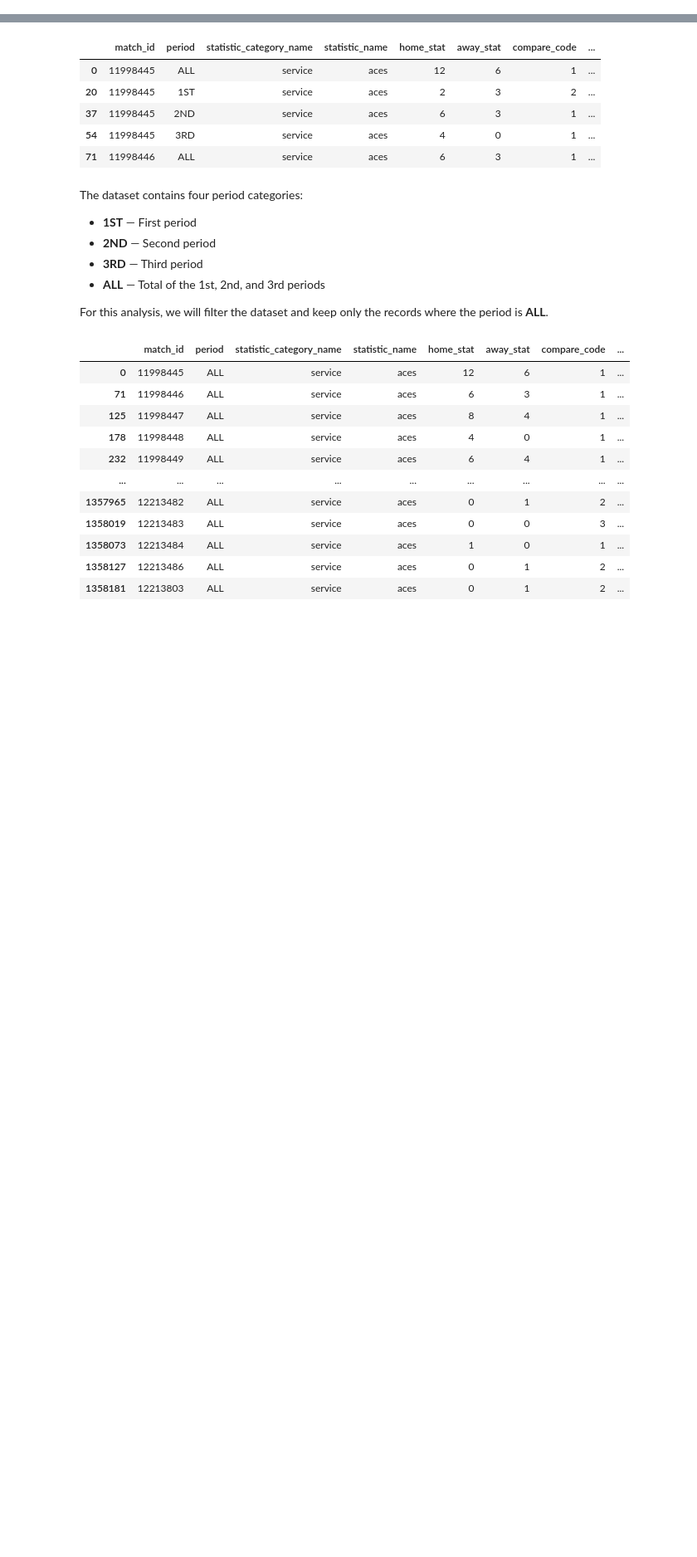
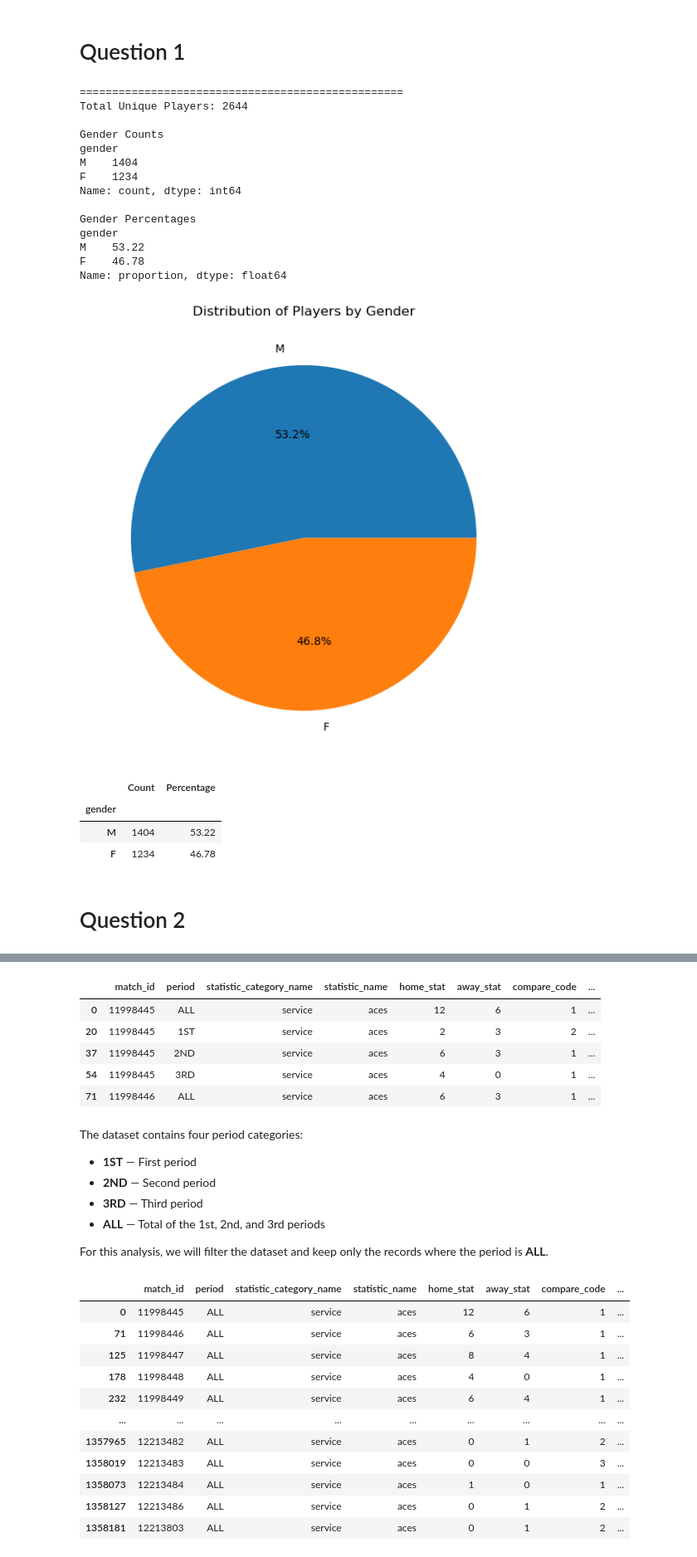
Before and after one commit to saba-ghorashi/tennis-analysis, a Jupyter notebook: answers.ipynb, the cells around one changed output, grey strips where cells are left out. Shown at 83% size. Saved outputs shown, nothing was run; the diff lists cells and outputs as text; code cells hidden in the pictures; blank space fills up the shorter version.

```diff
--- a/answers.ipynb
+++ b/answers.ipynb
@@ -18,3 +18,83 @@ MatchSeasonInfo=pd.read_parquet("data/processed/MatchSeasonInfo.parquet")
 MatchTimeInfo=pd.read_parquet("data/processed/MatchTimeInfo.parquet")
 MatchTournamentInfo=pd.read_parquet("data/processed/MatchTournamentInfo.parquet")
 MatchVenueInfo=pd.read_parquet("data/processed/MatchVenueInfo.parquet")
+# %% [markdown]
+# Question 1
+# %%
+# Create a table of unique players
+home_players = MatchHomeTeamInfo[['player_id', 'gender']]
+away_players = MatchAwayTeamInfo[['player_id', 'gender']]
+
+players = pd.concat(
+    [home_players, away_players],
+        ignore_index=True
+        )
+
+players = players.drop_duplicates(subset='player_id')
+
+
+#General statistics
+total_players = len(players)
+
+gender_counts = players['gender'].value_counts()
+
+gender_percent = (
+    players['gender']
+    .value_counts(normalize=True)
+    .mul(100)
+    .round(2)
+)
+
+print("=" * 50)
+print(f"Total Unique Players: {total_players}")
+
+print("\nGender Counts")
+print(gender_counts)
+
+print("\nGender Percentages")
+print(gender_percent)
+
+# Pie Chart
+
+
+plt.figure(figsize=(7,7))
+
+plt.pie(
+    gender_counts,
+    labels=gender_counts.index,
+    autopct='%1.1f%%'
+)
+
+plt.title("Distribution of Players by Gender")
+
+plt.show()
+# %% [output]
+==================================================
+Total Unique Players: 2644
+
+Gender Counts
+gender
+M    1404
+F    1234
+Name: count, dtype: int64
+
+Gender Percentages
+gender
+M    53.22
+F    46.78
+Name: proportion, dtype: float64
+[figure, added]
+# %%
+gender_summary = pd.DataFrame({
+    'Count': gender_counts,
+    'Percentage': gender_percent
+})
+
+display(gender_summary)
+# %% [output]
+|  | Count | Percentage |
+| gender |  |  |
+| M | 1404 | 53.22 |
+| F | 1234 | 46.78 |
+# %% [markdown]
+# Question 2
```
Also changed, not shown: parts of 187 cells of this notebook.
